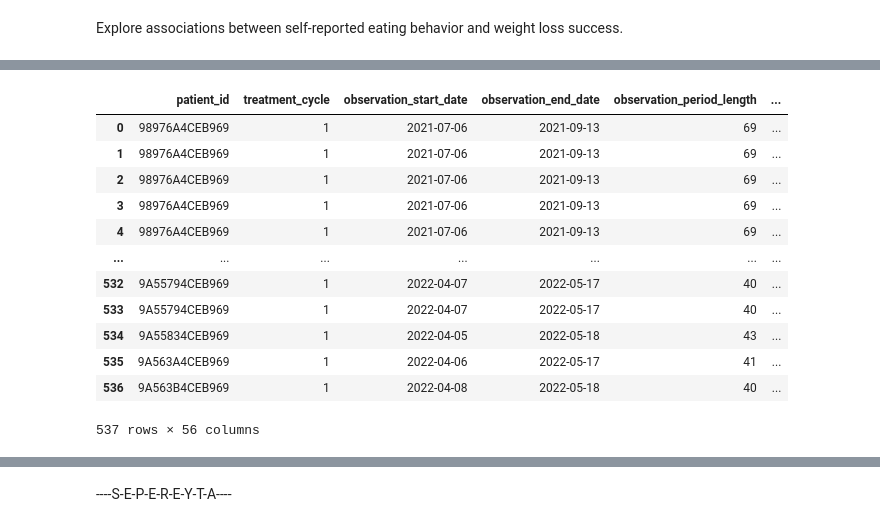
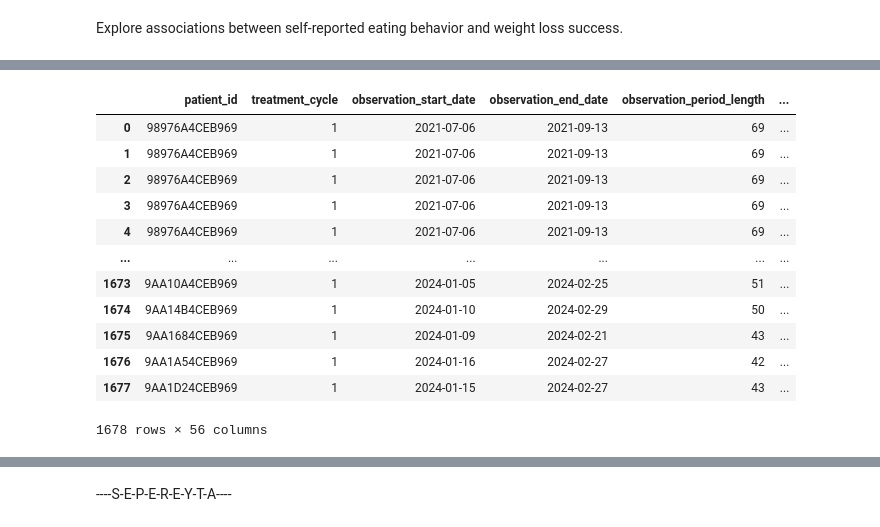
Before and after one commit to Miksa-uam/PROMET_2026, a Jupyter notebook: pnk_data_wrangling.ipynb, the cells around one changed output, grey strips where cells are left out. Drawn from its saved outputs; the diff is of its cells as text; code cells hidden in the pictures.

```diff
--- a/pnk_data_wrangling.ipynb
+++ b/pnk_data_wrangling.ipynb
@@ -1170,20 +1159,20 @@ See the WEIGHT EVOLUTION of patients with genomics data available.
 """
 
 # Get the unique patient IDs from the alleles data
-allele_patient_ids = alleles_standard_clean['patient_id'].unique()
+allele_patient_ids = alleles_colclean['patient_id'].unique()
 
 # Subset the measurements data to include only those patients who are in the alleles data
-measurements_standard_clean_alleles = measurements_standard_clean[
-    measurements_standard_clean['patient_id'].isin(allele_patient_ids)
+measurements_colclean_alleles = measurements_colclean[
+    measurements_colclean['patient_id'].isin(allele_patient_ids)
 ]
-measurements_standard_clean_alleles
+measurements_colclean_alleles
 
 """
 See how many of the patients with RELIABLE WEIGHT EVOLUTION data have genomics data available: 1413 patients.
 """
 
 # Get the unique patient IDs from the alleles data
-allele_patient_ids = alleles_standard_clean['patient_id'].unique()
+allele_patient_ids = alleles_colclean['patient_id'].unique()
 
 # Subset the measurements data to include only those patients who are in the alleles data
 measurements_rowclean_alleles = measurements_rowclean_longitudinals[
@@ -1213,16 +1202,16 @@ def get_eating_behavior_available(medical_records):
 
 # Example usage:
 # Get the subset of patients with eating behavior data available.
-eating_behavior_available = get_eating_behavior_available(medical_records_standard_clean)
+eating_behavior_available = get_eating_behavior_available(medical_records_colclean)
 
 # Now, based on these patients, subset the longitudinal measurements.
 eating_behavior_ids = eating_behavior_available['patient_id'].unique()
 
-measurements_standard_clean_eating_behavior = measurements_standard_clean[
-    measurements_standard_clean['patient_id'].isin(eating_behavior_ids)
+measurements_colcean_eating_behavior = measurements_colclean[
+    measurements_colclean['patient_id'].isin(eating_behavior_ids)
 ]
 # Display the subset
-measurements_standard_clean_eating_behavior
+measurements_colcean_eating_behavior
 
 """
 See how many of the patients with RELIABLE WEIGHT EVOLUTION data have EATING BEHAVIOR data available: 556 patients.
@@ -1552,35 +1541,35 @@ Excluded blocks: 451
 # %%
 # Merge measurements_emotional_60day_deltas with patients_standard_clean
 merged_df = measurements_emotional_60day_deltas.merge(
-    patients_standard_clean,
+    patients_colclean,
     on='patient_id',
     how='left'
 )
 
 # Merge the result with medical_records_standard_clean
 merged_df = merged_df.merge(
-    medical_records_standard_clean,
+    medical_records_colclean,
     on='patient_id',
     how='left'
 )
 
 # Display the merged DataFrame
 experiment_321 = merged_df
 experiment_321
 # %% [output]
 |  | patient_id | treatment_cycle | observation_start_date | observation_end_date | observation_period_length | ... |
 | 0 | 98976A4CEB969 | 1 | 2021-07-06 | 2021-09-13 | 69 | ... |
 | 1 | 98976A4CEB969 | 1 | 2021-07-06 | 2021-09-13 | 69 | ... |
 | 2 | 98976A4CEB969 | 1 | 2021-07-06 | 2021-09-13 | 69 | ... |
 | 3 | 98976A4CEB969 | 1 | 2021-07-06 | 2021-09-13 | 69 | ... |
 | 4 | 98976A4CEB969 | 1 | 2021-07-06 | 2021-09-13 | 69 | ... |
 | ... | ... | ... | ... | ... | ... | ... |
-| 532 | 9A55794CEB969 | 1 | 2022-04-07 | 2022-05-17 | 40 | ... |
-| 533 | 9A55794CEB969 | 1 | 2022-04-07 | 2022-05-17 | 40 | ... |
-| 534 | 9A55834CEB969 | 1 | 2022-04-05 | 2022-05-18 | 43 | ... |
-| 535 | 9A563A4CEB969 | 1 | 2022-04-06 | 2022-05-17 | 41 | ... |
-| 536 | 9A563B4CEB969 | 1 | 2022-04-08 | 2022-05-18 | 40 | ... |
+| 1673 | 9AA10A4CEB969 | 1 | 2024-01-05 | 2024-02-25 | 51 | ... |
+| 1674 | 9AA14B4CEB969 | 1 | 2024-01-10 | 2024-02-29 | 50 | ... |
+| 1675 | 9AA1684CEB969 | 1 | 2024-01-09 | 2024-02-21 | 43 | ... |
+| 1676 | 9AA1A54CEB969 | 1 | 2024-01-16 | 2024-02-27 | 42 | ... |
+| 1677 | 9AA1D24CEB969 | 1 | 2024-01-15 | 2024-02-27 | 43 | ... |
-537 rows × 56 columns
+1678 rows × 56 columns
 # %%
 import pandas as pd
 import numpy as np
```
Also changed, not shown: parts of 20 cells of this notebook, 1 other file.
